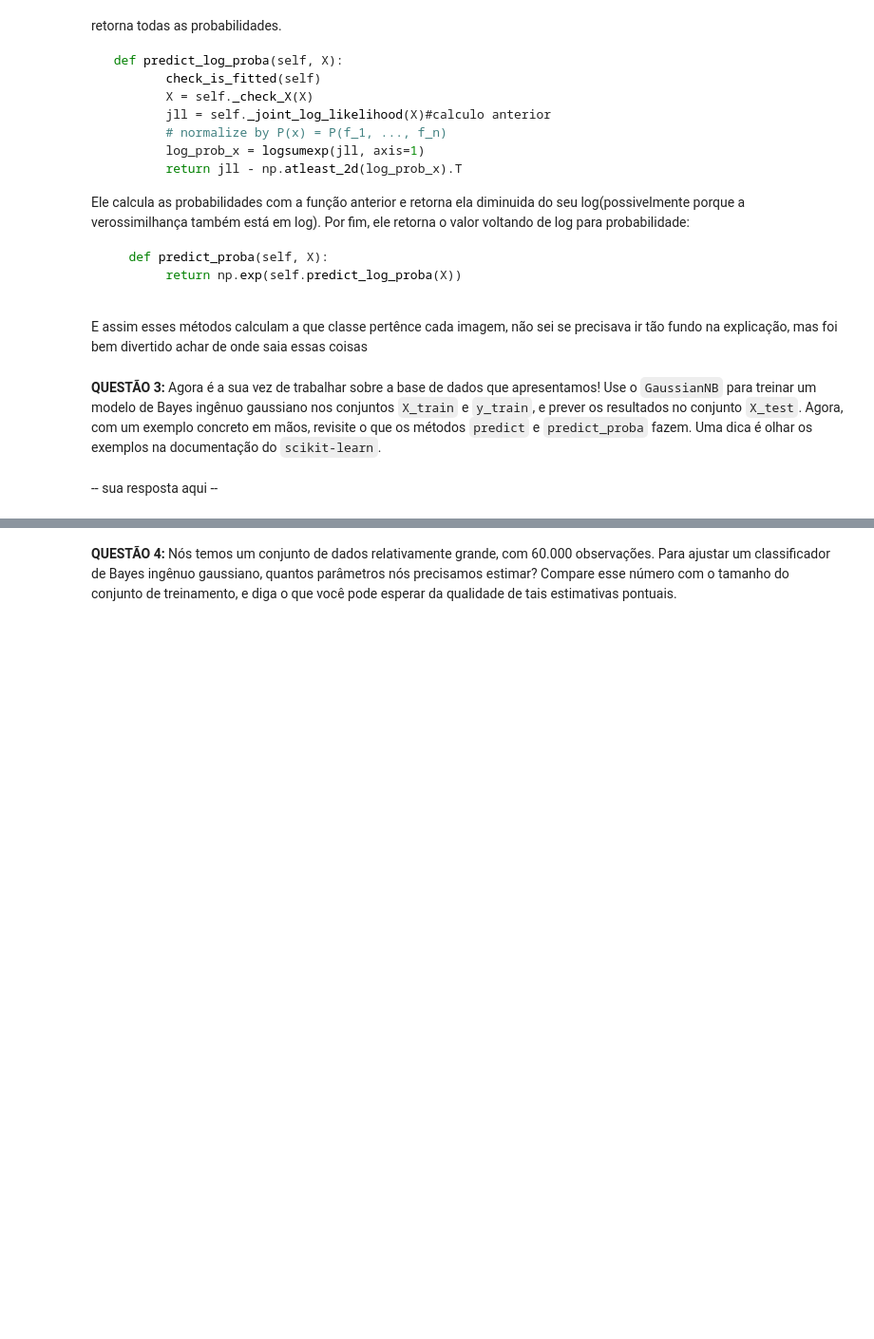
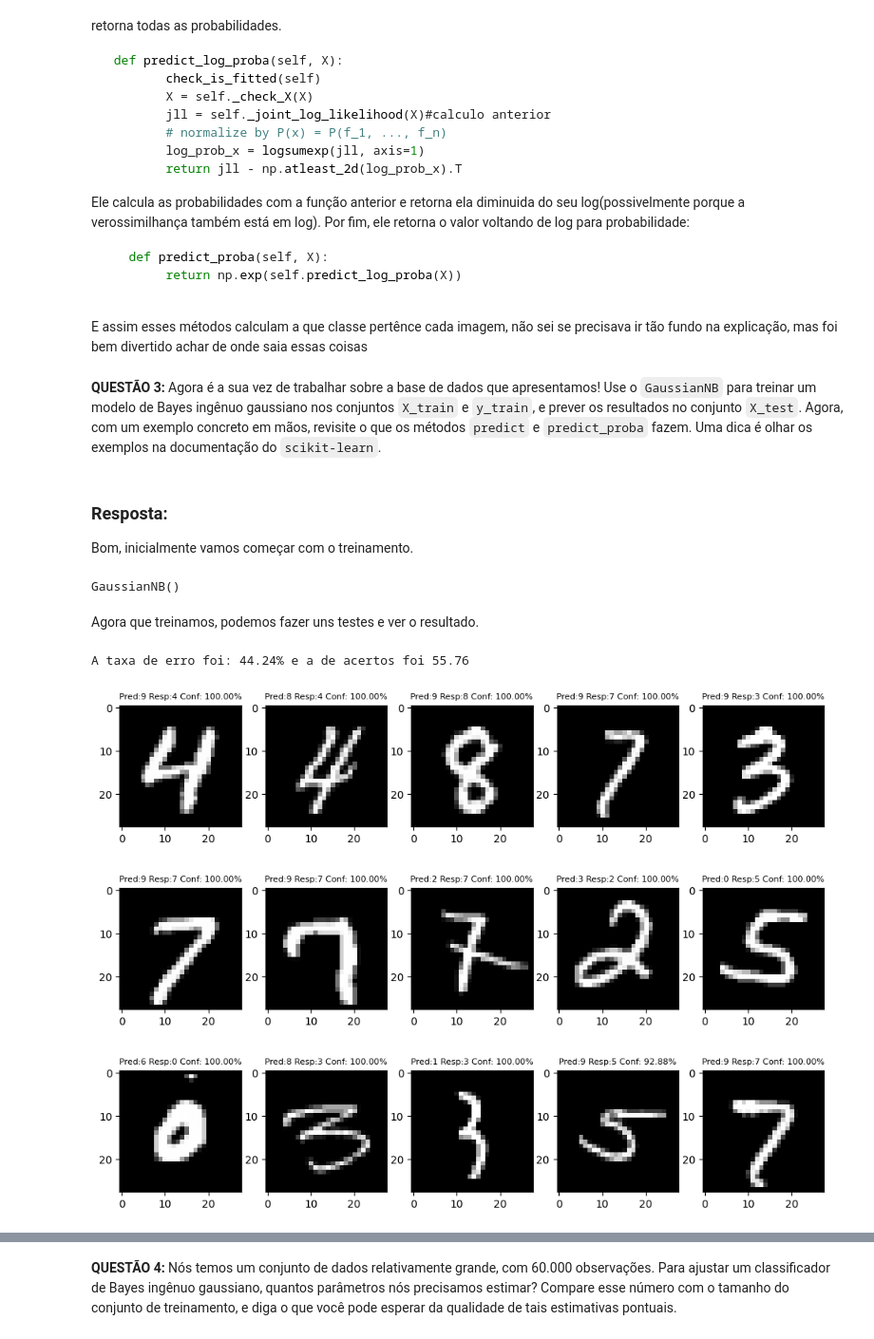
Before and after one commit to andradeigor/Classificador-de-Bayes, a Jupyter notebook: Projeto 02.ipynb, the cells around one changed output, grey strips where cells are left out. Shown at 95% size. Drawn from its saved outputs; the diff is of its cells as text; code cells hidden in the pictures; blank space fills up the shorter version.

```diff
--- a/Projeto 02.ipynb
+++ b/Projeto 02.ipynb
@@ -389,5 +389,31 @@ Ele calcula as probabilidades com a função anterior e retorna ela diminuida do
 E assim esses métodos calculam a que classe pertênce cada imagem, não sei se precisava ir tão fundo na explicação, mas foi bem divertido achar de onde saia essas coisas
 # %% [markdown]
 **QUESTÃO 3:** Agora é a sua vez de trabalhar sobre a base de dados que apresentamos! Use o `GaussianNB` para treinar um modelo de Bayes ingênuo gaussiano nos conjuntos `X_train` e `y_train`, e prever os resultados no conjunto `X_test`. Agora, com um exemplo concreto em mãos, revisite o que os métodos  `predict` e `predict_proba` fazem. Uma dica é olhar os exemplos na documentação do `scikit-learn`.
-# %% [markdown]
--- sua resposta aqui --
+# %% [markdown]
+### Resposta:
+Bom, inicialmente vamos começar com o treinamento.
+# %%
+X_train, X_test, y_train, y_test = train_test_split(X, y, test_size = 10000, shuffle = True, stratify = y)
+preditor = GaussianNB()
+preditor.fit(X_train, y_train)
+# %% [output]
+GaussianNB()
+# %% [markdown]
+Agora que treinamos, podemos fazer uns testes e ver o resultado.
+# %%
+predicao = preditor.predict(X_test)
+predicaoPorc = preditor.predict_proba(X_test)
+erros = 0
+errosIndex = []
+for i in range(len(y_test)):
+    if(y_test.values[i]!=predicao[i]):
+        erros +=1
+        errosIndex.append(i)
+print(f'A taxa de erro foi: {(erros/len(y_test))*100}% e a de acertos foi {100-(erros/len(y_test))*100}')
+errosLista = []
+for i in range(15):
+    errosLista.append([X_test.values[errosIndex[i]], f'Pred:{predicao[errosIndex[i]]} Resp:{y_test.values[errosIndex[i]]} Conf: {max(predicaoPorc[errosIndex[i]])*100:.2f}%'])
+show_images(list(map(lambda x:x[0],errosLista)),list(map(lambda x: x[1], errosLista)), 8)
+# %% [output]
+A taxa de erro foi: 44.24% e a de acertos foi 55.76
+[figure, added]
```
Also changed, not shown: parts of 7 cells of this notebook.
